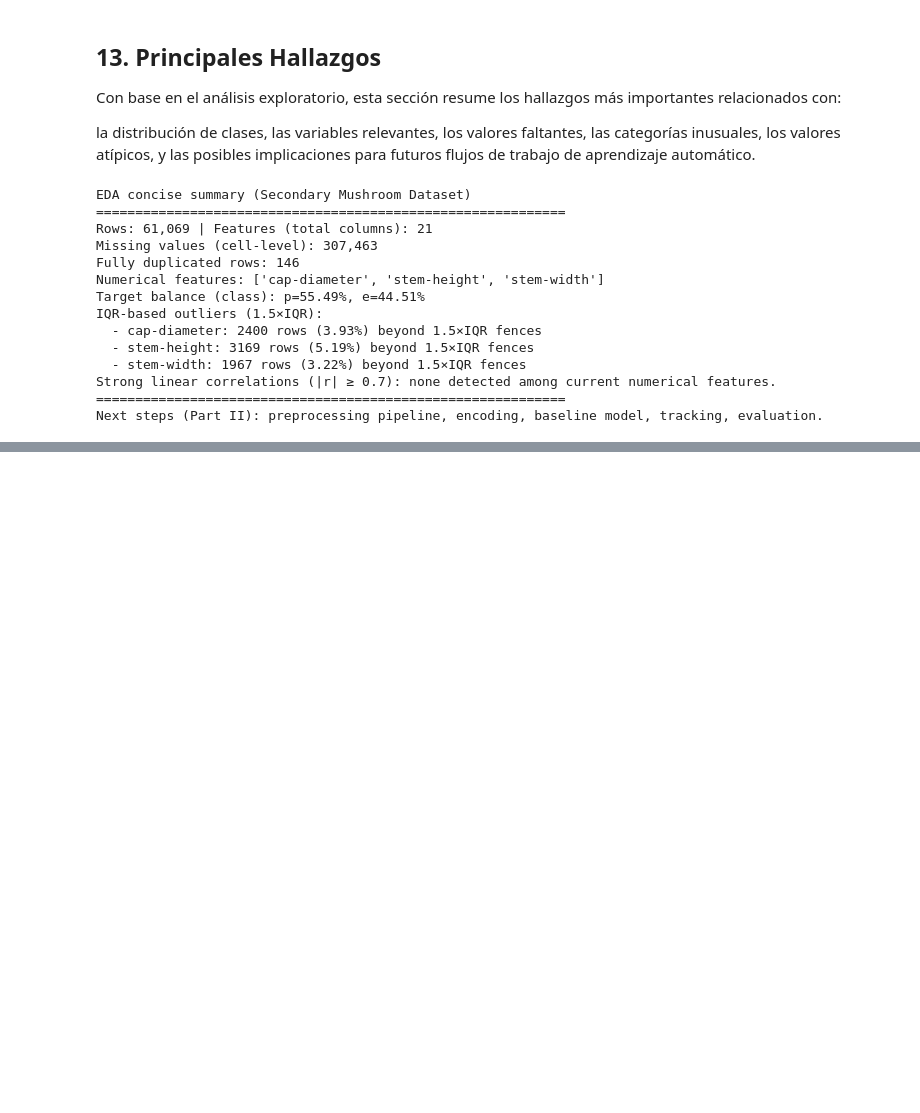
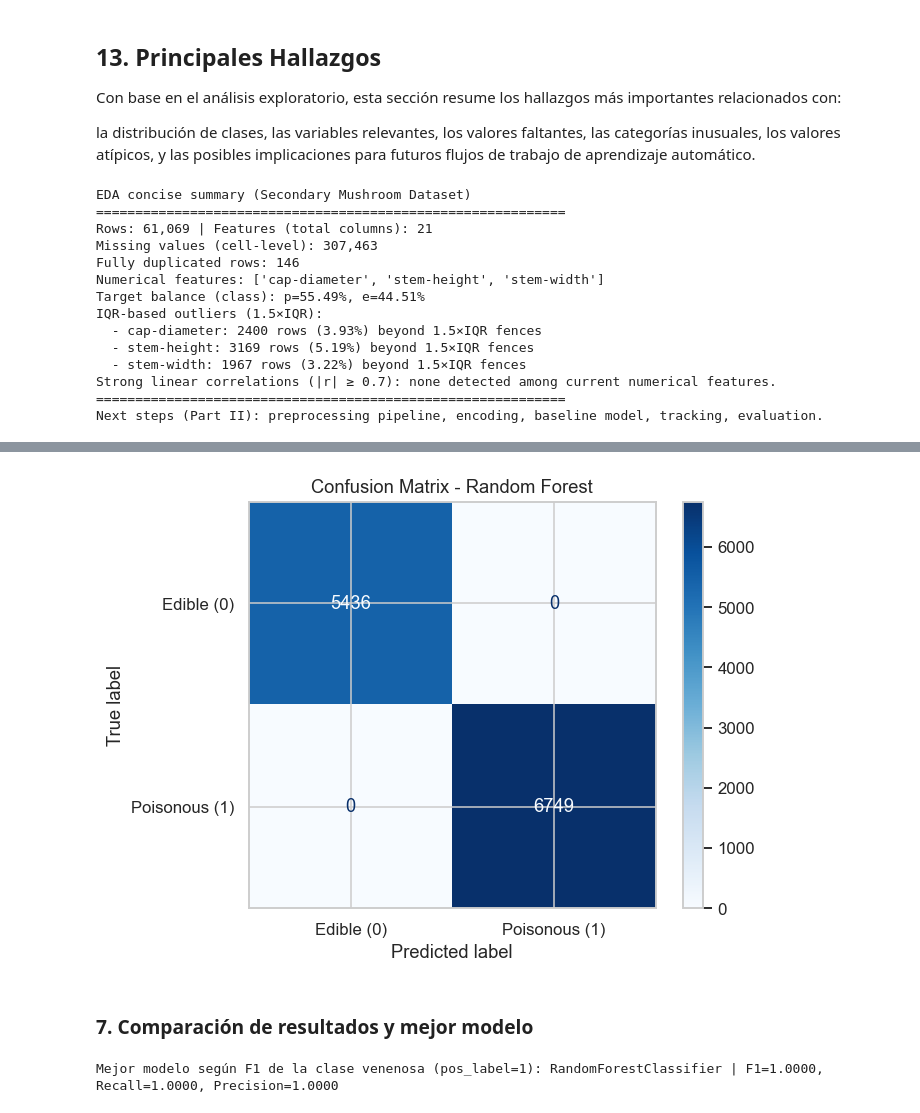
Before and after one commit to CarlosAMorcillo/MLOps-mushroom, a Jupyter notebook: notebooks/MLOps_UdeM_Mushroom_Part_II.ipynb, the cells around one changed output, grey strips where cells are left out. Drawn from its saved outputs; the diff is of its cells as text; code cells hidden in the pictures; blank space fills up the shorter version.

```diff
--- a/notebooks/MLOps_UdeM_Mushroom.ipynb
+++ b/notebooks/MLOps_UdeM_Mushroom_Part_II.ipynb
@@ -777,0 +1104,25 @@ Next steps (Part II): preprocessing pipeline, encoding, baseline model, tracking
+# %%
+from sklearn.metrics import classification_report, f1_score, precision_recall_fscore_support
+
+rows = []
+label_names = ["comestible e (0)", "venenoso p (1)"]
+
+for name, y_pred in test_predictions.items():
+    print("\n" + "=" * 80)
+    print(name)
+    print(classification_report(y_test, y_pred, target_names=label_names, digits=4))
+    f1_poison = f1_score(y_test, y_pred, pos_label=1, average="binary")
+    p, r, f1, _ = precision_recall_fscore_support(
+        y_test, y_pred, average="binary", pos_label=1, zero_division=0
+    )
+    rows.append(
+        {
+            "modelo": name,
+            "precision_venenoso": p,
+            "recall_venenoso": r,
+            "f1_venenoso": f1_poison,
+        }
+    )
+
+results_df = pd.DataFrame(rows).sort_values("f1_venenoso", ascending=False).reset_index(drop=True)
+display(results_df)
@@ -777,0 +1152,28 @@ Next steps (Part II): preprocessing pipeline, encoding, baseline model, tracking
+# %%
+from sklearn.metrics import confusion_matrix, ConfusionMatrixDisplay
+import matplotlib.pyplot as plt
+
+cm = confusion_matrix(y_test, y_pred)
+
+disp = ConfusionMatrixDisplay(confusion_matrix=cm, display_labels=["Edible (0)", "Poisonous (1)"])
+disp.plot(cmap="Blues", values_format="d")
+plt.title("Confusion Matrix - Random Forest")
+plt.show()
+# %% [output]
+[figure, added]
+# %% [markdown]
+### 7. Comparación de resultados y mejor modelo
+# %%
+best = results_df.iloc[0]
+msg = (
+    "Mejor modelo según F1 de la clase venenosa (pos_label=1): %s | F1=%.4f, Recall=%.4f, Precision=%.4f"
+    % (
+        best["modelo"],
+        best["f1_venenoso"],
+        best["recall_venenoso"],
+        best["precision_venenoso"],
+    )
+)
+print(msg)
+# %% [output]
+Mejor modelo según F1 de la clase venenosa (pos_label=1): RandomForestClassifier | F1=1.0000, Recall=1.0000, Precision=1.0000
```
Also changed, not shown: parts of 18 cells of this notebook, 14 other files.
